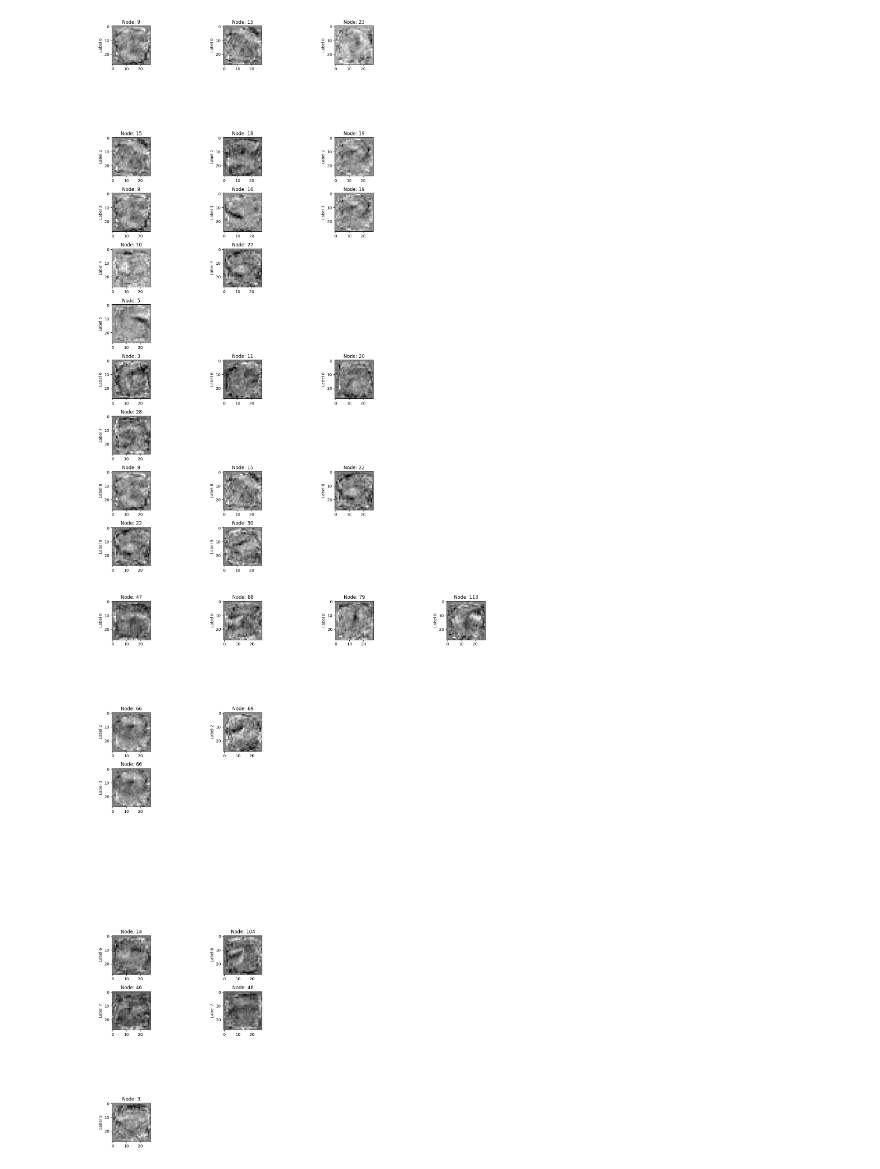
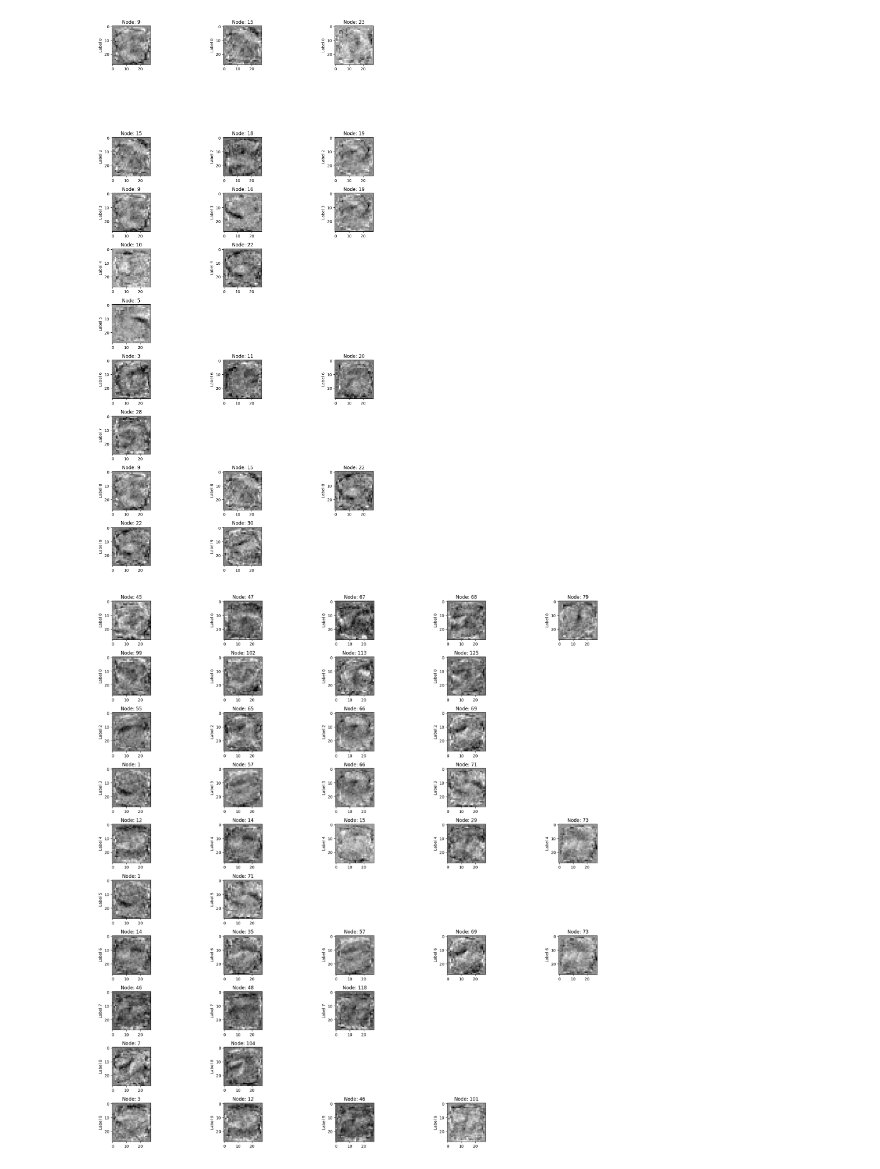
Before and after one commit to jkutaso/MNIST, a Jupyter notebook: mnist_model.ipynb, the cells around one changed output. Cells and saved outputs as stored; diff of their text form; code cells hidden in the pictures.

```diff
--- a/mnist_model.ipynb
+++ b/mnist_model.ipynb
@@ -135,8 +135,17 @@ def initialize_neural_net():
     model.add(layers.Dense(128, activation = 'relu'))
     model.add(layers.Dense(10, activation = 'softmax'))
     return model
+
+def initialize_one_layer_neural_net():
+    input_shape = (28, 28)
+
+    model = models.Sequential()
+
+    model.add(layers.Flatten(input_shape=input_shape))
+    model.add(layers.Dense(10, activation = 'softmax'))
+    return model
 # %%
-model = initialize_neural_net()
+model = initialize_one_layer_neural_net()
 # %%
 model.compile(optimizer=keras.optimizers.Adam(learning_rate=0.001),
               loss='sparse_categorical_crossentropy',
@@ -174,3 +185,10 @@ extractor = keras.Model(inputs=model.inputs,
 features = extractor(normalized_train_images)
 # %%
 example = extractor(normalized_train_images[0].reshape(1, 28, 28))
+# %%
+for i in range(10):
+    plt.figure(figsize=(2,2))
+    plt.imshow(np.array(model.weights[0][:, i]).reshape(28, 28), cmap='gray')
+
+    plt.title(f"Label: {i}")
+    plt.show()
@@ -219,20 +250,20 @@ plt.show()
 # %%
 i = 1
 start_to_second_layer = np.matmul(model.weights[0] + model.weights[1], model.weights[2]) + model.weights[3]
 plt.figure(figsize=(20,20))
 for j in range(10):
     i = j * 5 + 1
-    for node in df_2[df_2[j] > 5].index:
+    for node in df_2[df_2[j] > 4].index:
         node_row = np.array(start_to_second_layer[:, node])
         plt.subplot(10, 5, i)
         i+=1
         plt.imshow(node_row.reshape(28, 28), cmap='gray')
         plt.ylabel(f"Label {j}")
         plt.title(f"Node: {node}")
 plt.tight_layout()
 plt.show()
 # %% [output]
-[figure, old version]
+[figure, new version]
 # %%
 activations_dict_layer_2[7]
 # %% [output]
```
Also changed, not shown: parts of 4 cells of this notebook.
